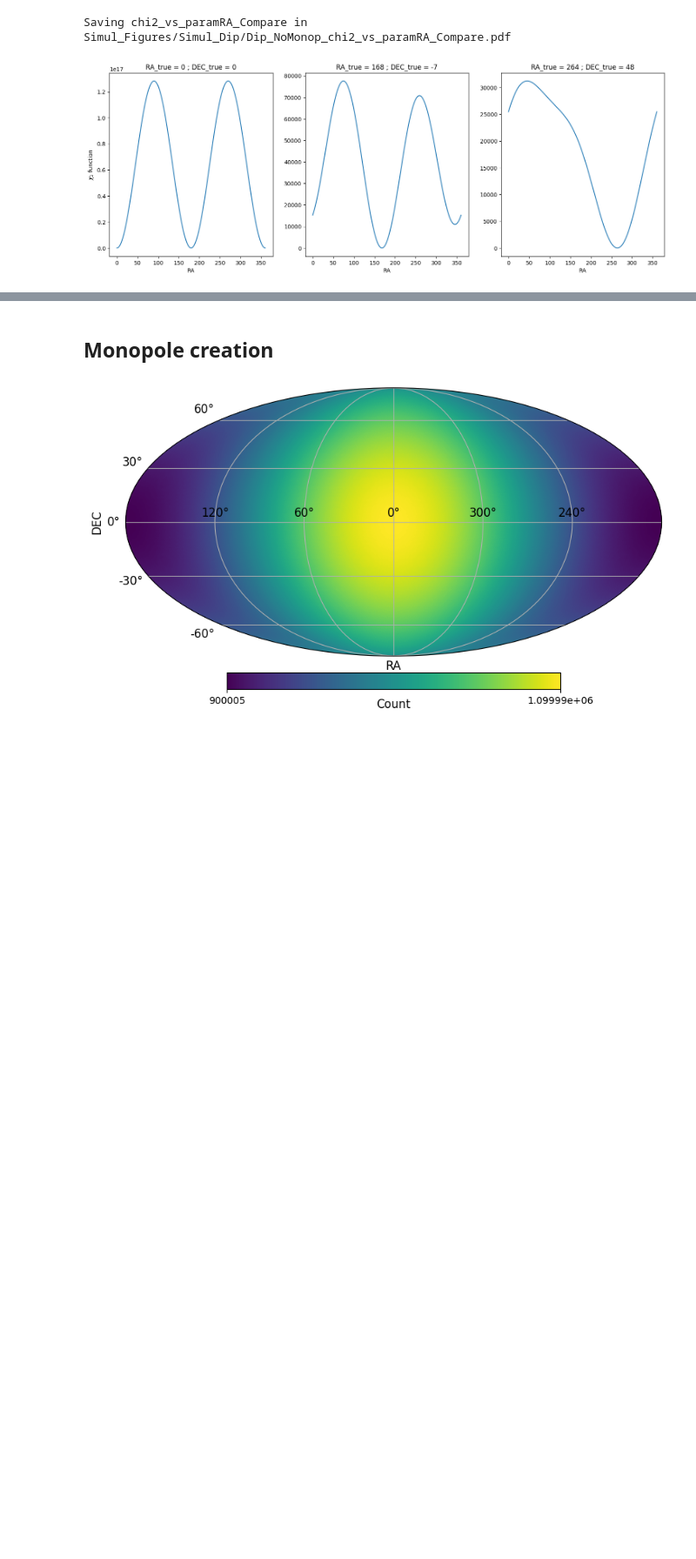
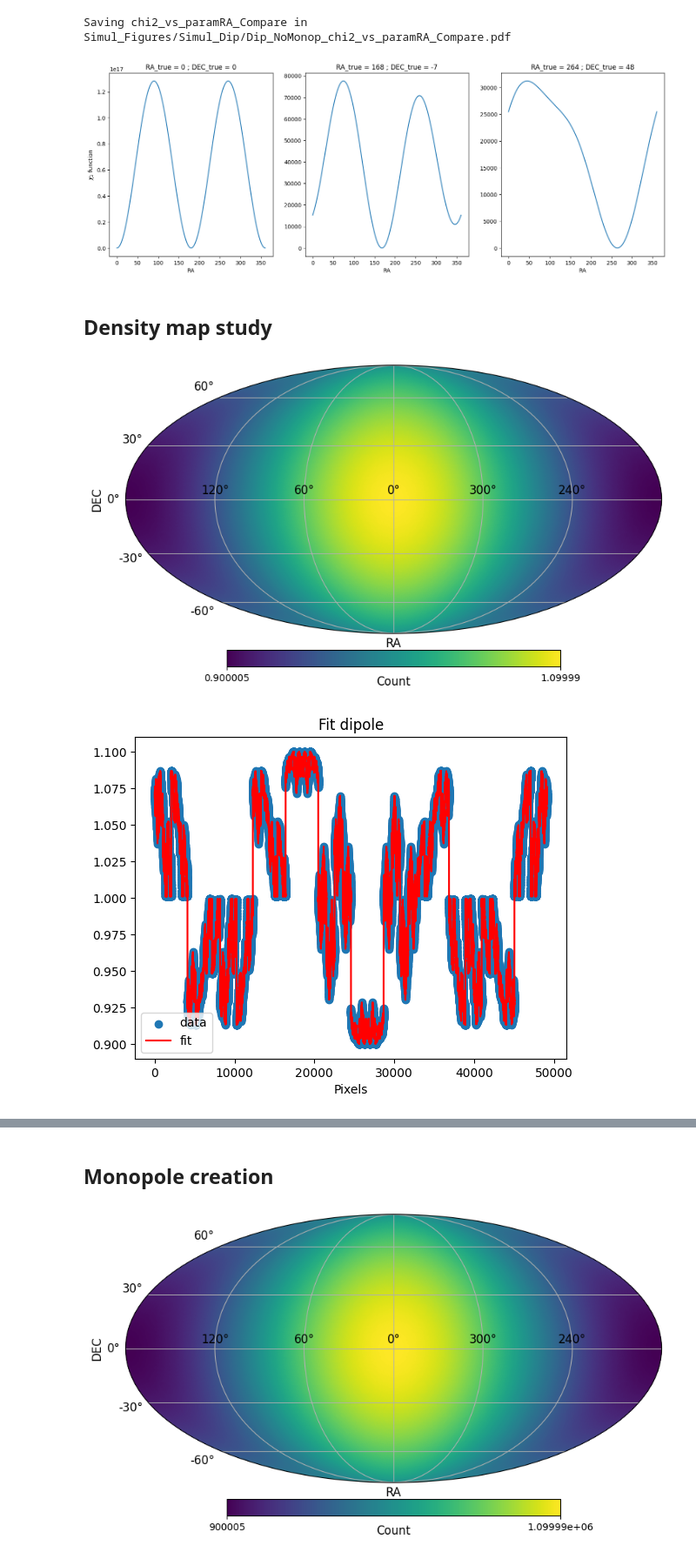
Before and after one commit to johannct/M2_Stage_Code, a Jupyter notebook: Simulation/Cost_Fuction_Study.ipynb, the cells around one changed output, grey strips where cells are left out. Shown at 87% size. Drawn from its saved outputs; the diff is of its cells as text; code cells hidden in the pictures; blank space fills up the shorter version.

```diff
--- a/Simulation/Cost_Fuction_Study.ipynb
+++ b/Simulation/Cost_Fuction_Study.ipynb
@@ -92,3 +92,19 @@ get_savefig(fig=fig, output_path=output_path, sufix="chi2_vs_paramRA_Compare")
 # %% [output]
 Saving chi2_vs_paramRA_Compare in Simul_Figures/Simul_Dip/Dip_NoMonop_chi2_vs_paramRA_Compare.pdf
 [figure]
+# %% [markdown]
+## Density map study
+# %%
+A, l, b = 0.1, 0, 0
+NSource_px_dipole = apply_dipole_Alb(np.arange(npix), A, l, b, nest)
+NSource_px_dipole_lb = (1 + NSource_px_dipole)
+densMapper = CountMapper.from_map(NSource_px_dipole_lb, nest=nest)
+
+init =  (1, 0, 100, 40)
+m, cost = densMapper.fit_dipole("", init, get_cost=True)
+
+param = (1, A, l, b)
+ls = get_LeastSquare_plot(cost, param, stop=360, xlabel="RA")
+# %% [output]
+[figure, added]
+[figure, added]
```
Also changed, not shown: parts of 4 cells of this notebook, 7 other files.
